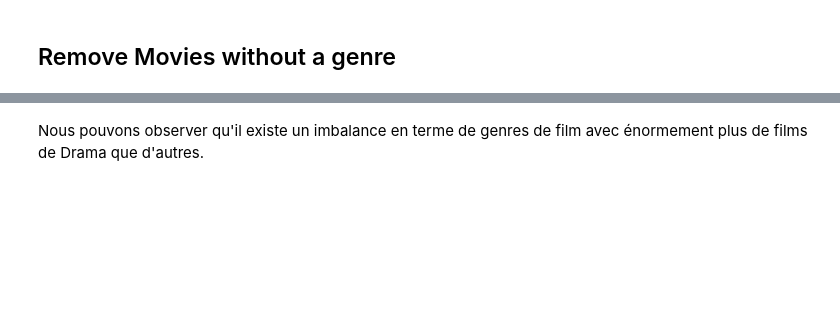
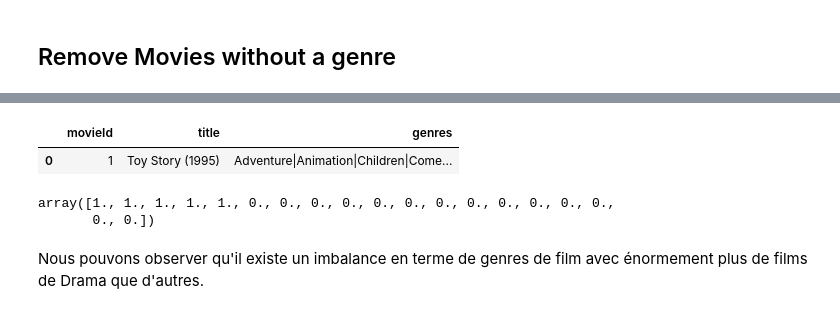
Before and after one commit to tomatodelavegas/recommender-system, a Jupyter notebook: notebook.ipynb, the cells around one changed output, grey strips where cells are left out. Cells and saved outputs as stored; diff of their text form; code cells hidden in the pictures; blank space fills up the shorter version.

```diff
--- a/notebook.ipynb
+++ b/notebook.ipynb
@@ -81,3 +221,13 @@ p_genres
+# %%
+movies_df.head(1)
+# %% [output]
+|  | movieId | title | genres |
+| 0 | 1 | Toy Story (1995) | Adventure|Animation|Children|Come... |
+# %%
+movies_hot_encoded_genres[0]
+# %% [output]
+array([1., 1., 1., 1., 1., 0., 0., 0., 0., 0., 0., 0., 0., 0., 0., 0., 0.,
+       0., 0.])
 # %% [markdown]
 Nous pouvons observer qu'il existe un imbalance en terme de genres de film avec énormement plus de films de Drama que d'autres.
 # %%
```
Also changed, not shown: parts of 44 cells of this notebook.
